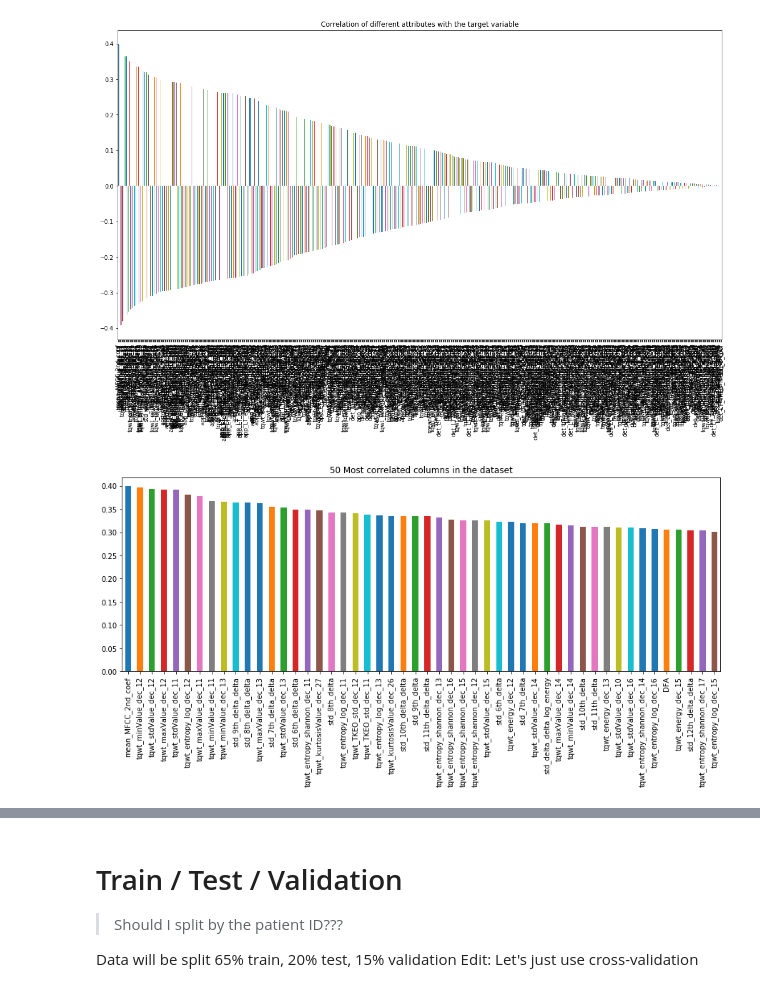
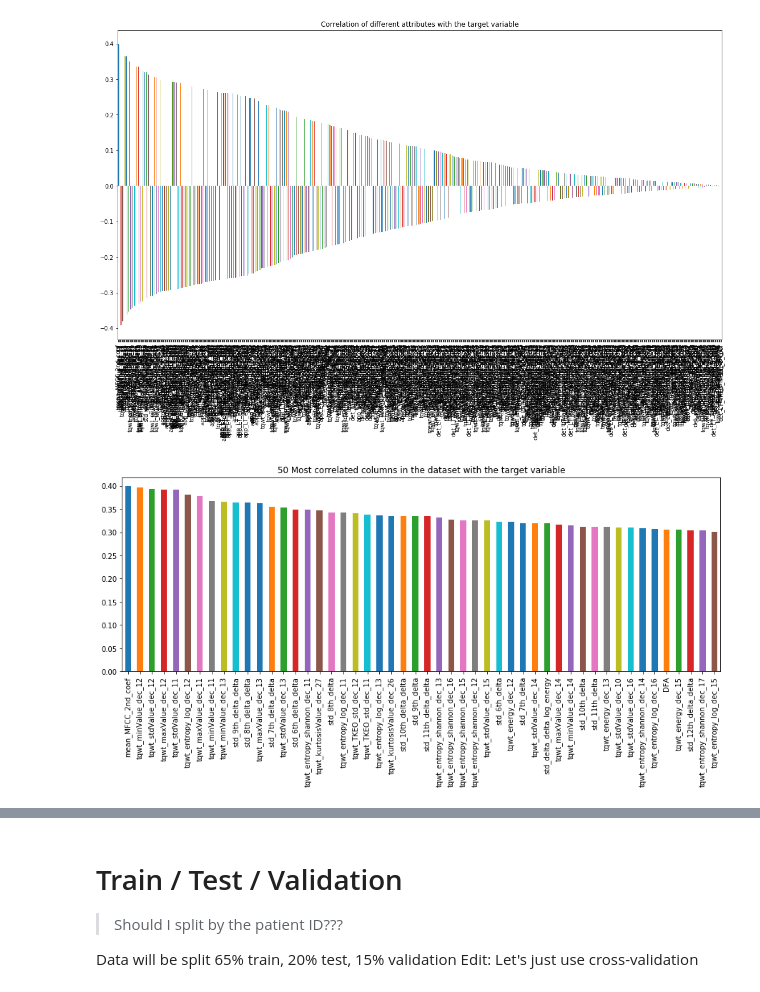
Before and after one commit to mskl/ist-mi-cdadosi7, a Jupyter notebook: project/Parkinson's Disease Classification.ipynb, the cells around one changed output, grey strips where cells are left out. Drawn from its saved outputs; the diff is of its cells as text; code cells hidden in the pictures.

```diff
--- a/project/Parkinson's Disease Classification.ipynb
+++ b/project/Parkinson's Disease Classification.ipynb
@@ -128,7 +168,7 @@ corcolumns.correlation.plot(kind="bar", title="Correlation of different attribut
 [figure]
 # %%
 plt.figure(figsize=(15, 5))
-corcolumns.abs_correlation.iloc[:50].plot(kind="bar", title="50 Most correlated columns in the dataset")
+corcolumns.abs_correlation.iloc[:50].plot(kind="bar", title="50 Most correlated columns in the dataset with the target variable")
 plt.show()
 # %% [output]
-[figure, old version]
+[figure, new version]
```
Also changed, not shown: parts of 6 cells of this notebook.
